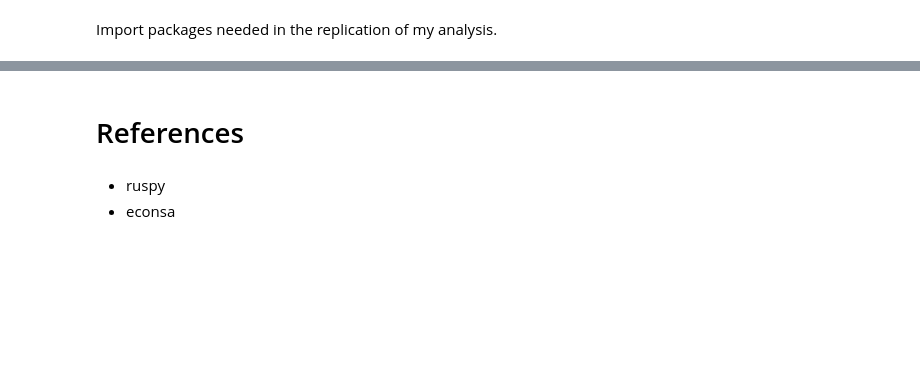
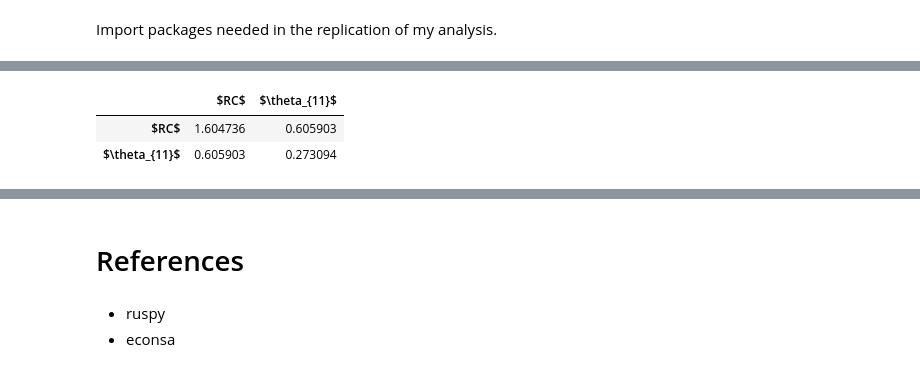
Before and after one commit to bhmueller/thesis, a Jupyter notebook: thesis_project.ipynb, the cells around one changed output, grey strips where cells are left out. Cells and saved outputs as stored; diff of their text form; code cells hidden in the pictures; blank space fills up the shorter version.

```diff
--- a/thesis_project.ipynb
+++ b/thesis_project.ipynb
@@ -38,0 +52,5 @@ from python.econsa_shapley import _r_condmvn
+# %%
+run_simulation_cov_mean = False
+run_simulation_shapley_effects = False
+run_simulation_uncertainty_propagation = False
+n_cores = os.cpu_count()
@@ -38,0 +60,10 @@ from python.econsa_shapley import _r_condmvn
+# %%
+model_setup = setup_rust_model_001()
+params = model_setup['params']
+ev = model_setup['ev']
+costs = model_setup['costs']
+trans_probs = model_setup['trans_probs']
+trans_mat = model_setup['trans_mat']
+init_dict_simulation = model_setup['init_dict_simulation']
+init_dict_estimation = model_setup['init_dict_estimation']
+demand_dict = model_setup['demand_dict']
@@ -38,0 +72,14 @@ from python.econsa_shapley import _r_condmvn
+# %%
+%%time
+# Simulation of 5,000 samples takes 3h 27min. (When using older version of the simulaton function.)
+# Simulation of 10,000 samples takes 8h 33min 21s. (New version of function.)
+num_sim = 10 ** 4
+if run_simulation_cov_mean is True:
+    cov, mean = simulate_cov_and_mean_rc_theta_11(num_sim, ev, costs, trans_mat, init_dict_simulation, init_dict_estimation)
+    np.save(os.path.join('data', f'cov_rc_theta_11_{num_sim}'), cov)
+    np.save(os.path.join('data', f'mean_rc_theta_11_{num_sim}'), mean)
+elif run_simulation_cov_mean is False:
+    cov = np.load(os.path.join('data', f'cov_rc_theta_11_{num_sim}.npy'))
+    mean = np.load(os.path.join('data', f'mean_rc_theta_11_{num_sim}.npy'))
+else:
+    raise ValueError
@@ -38,0 +88,6 @@ from python.econsa_shapley import _r_condmvn
+# %%
+pd.DataFrame(data=cov, index= ['$RC$', '$\theta_{11}$'], columns=['$RC$', '$\theta_{11}$'])
+# %% [output]
+|  | $RC$ | $\theta_{11}$ |
+| $RC$ | 1.604736 | 0.605903 |
+| $\theta_{11}$ | 0.605903 | 0.273094 |
```
Also changed, not shown: parts of 38 cells of this notebook.
